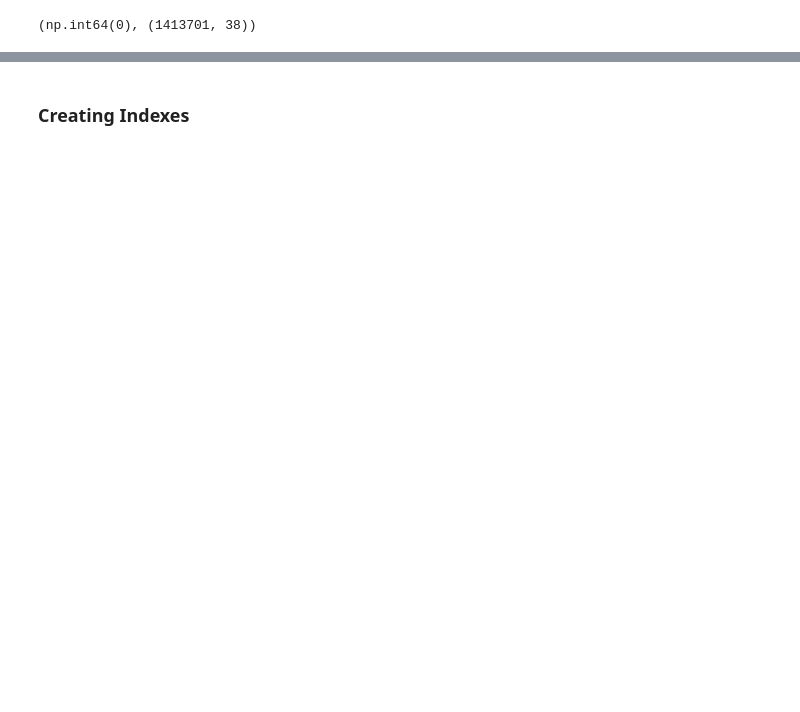
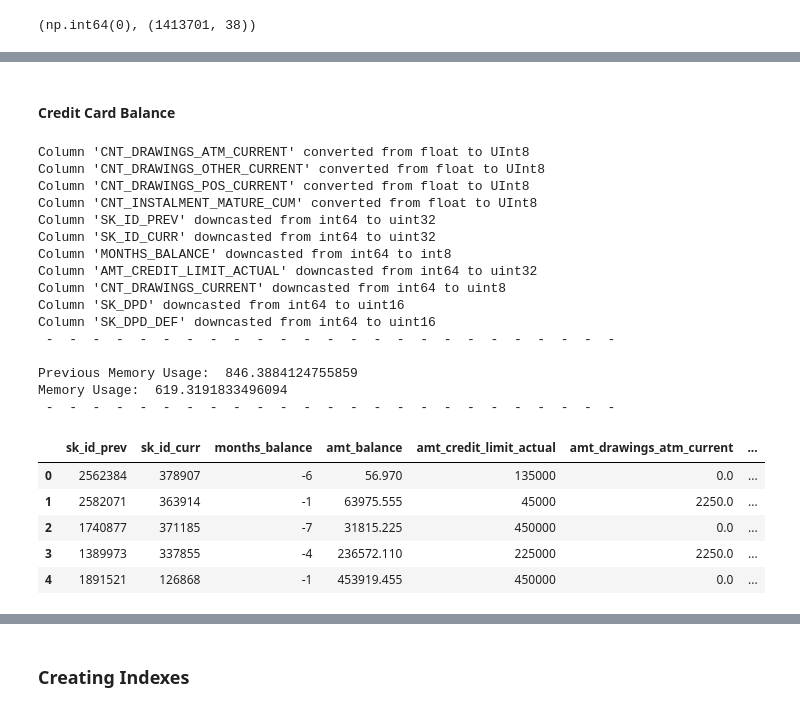
Before and after one commit to shirsh10mall/Credit_Risk_MLOps, a Jupyter notebook: notebooks/process_push_raw_data/process_push_data_source_db.ipynb, the cells around one changed output, grey strips where cells are left out. Drawn from its saved outputs; the diff is of its cells as text; code cells hidden in the pictures; blank space fills up the shorter version.

```diff
--- a/notebooks/process_push_raw_data/process_push_data_source_db.ipynb
+++ b/notebooks/process_push_raw_data/process_push_data_source_db.ipynb
@@ -299,0 +725,22 @@ previous_application_df.to_parquet(
+# %%
+installments_payments_df = pd.read_csv(
+    "raw_dataset/raw_tables/installments_payments.csv"
+)
+
+prev_memory_usage = installments_payments_df.memory_usage(deep=True).sum() / (1024**2)
+installments_payments_df = optimize_dataframe(installments_payments_df)
+memory_usage = installments_payments_df.memory_usage(deep=True).sum() / (1024**2)
+print(" - " * 25, "\n")
+print("Previous Memory Usage: ", prev_memory_usage)
+print("Memory Usage: ", memory_usage)
+print(" - " * 25, "\n")
+
+installments_payments_df_column_rename_dict = {}
+for item in installments_payments_df.columns:
+    installments_payments_df_column_rename_dict[item] = to_snake_case(item)
+
+installments_payments_df.rename(
+    columns=installments_payments_df_column_rename_dict, inplace=True
+)
+
+installments_payments_df.head()
@@ -299,0 +800,45 @@ previous_application_df.to_parquet(
+# %% [markdown]
+#### Credit Card Balance
+# %%
+credit_card_balance_df = pd.read_csv("raw_dataset/raw_tables/credit_card_balance.csv")
+
+prev_memory_usage = credit_card_balance_df.memory_usage(deep=True).sum() / (1024**2)
+credit_card_balance_df = optimize_dataframe(credit_card_balance_df)
+memory_usage = credit_card_balance_df.memory_usage(deep=True).sum() / (1024**2)
+print(" - " * 25, "\n")
+print("Previous Memory Usage: ", prev_memory_usage)
+print("Memory Usage: ", memory_usage)
+print(" - " * 25, "\n")
+
+credit_card_balance_df_column_rename_dict = {}
+for item in credit_card_balance_df.columns:
+    credit_card_balance_df_column_rename_dict[item] = to_snake_case(item)
+
+credit_card_balance_df.rename(
+    columns=credit_card_balance_df_column_rename_dict, inplace=True
+)
+
+credit_card_balance_df.head()
+# %% [output]
+Column 'CNT_DRAWINGS_ATM_CURRENT' converted from float to UInt8
+Column 'CNT_DRAWINGS_OTHER_CURRENT' converted from float to UInt8
+Column 'CNT_DRAWINGS_POS_CURRENT' converted from float to UInt8
+Column 'CNT_INSTALMENT_MATURE_CUM' converted from float to UInt8
+Column 'SK_ID_PREV' downcasted from int64 to uint32
+Column 'SK_ID_CURR' downcasted from int64 to uint32
+Column 'MONTHS_BALANCE' downcasted from int64 to int8
+Column 'AMT_CREDIT_LIMIT_ACTUAL' downcasted from int64 to uint32
+Column 'CNT_DRAWINGS_CURRENT' downcasted from int64 to uint8
+Column 'SK_DPD' downcasted from int64 to uint16
+Column 'SK_DPD_DEF' downcasted from int64 to uint16
+ -  -  -  -  -  -  -  -  -  -  -  -  -  -  -  -  -  -  -  -  -  -  -  -  -
+
+Previous Memory Usage:  846.3884124755859
+Memory Usage:  619.3191833496094
+ -  -  -  -  -  -  -  -  -  -  -  -  -  -  -  -  -  -  -  -  -  -  -  -  -
+|  | sk_id_prev | sk_id_curr | months_balance | amt_balance | amt_credit_limit_actual | amt_drawings_atm_current | ... |
+| 0 | 2562384 | 378907 | -6 | 56.970 | 135000 | 0.0 | ... |
+| 1 | 2582071 | 363914 | -1 | 63975.555 | 45000 | 2250.0 | ... |
+| 2 | 1740877 | 371185 | -7 | 31815.225 | 450000 | 0.0 | ... |
+| 3 | 1389973 | 337855 | -4 | 236572.110 | 225000 | 2250.0 | ... |
+| 4 | 1891521 | 126868 | -1 | 453919.455 | 450000 | 0.0 | ... |
```
Also changed, not shown: parts of 46 cells of this notebook, 13 other files.
